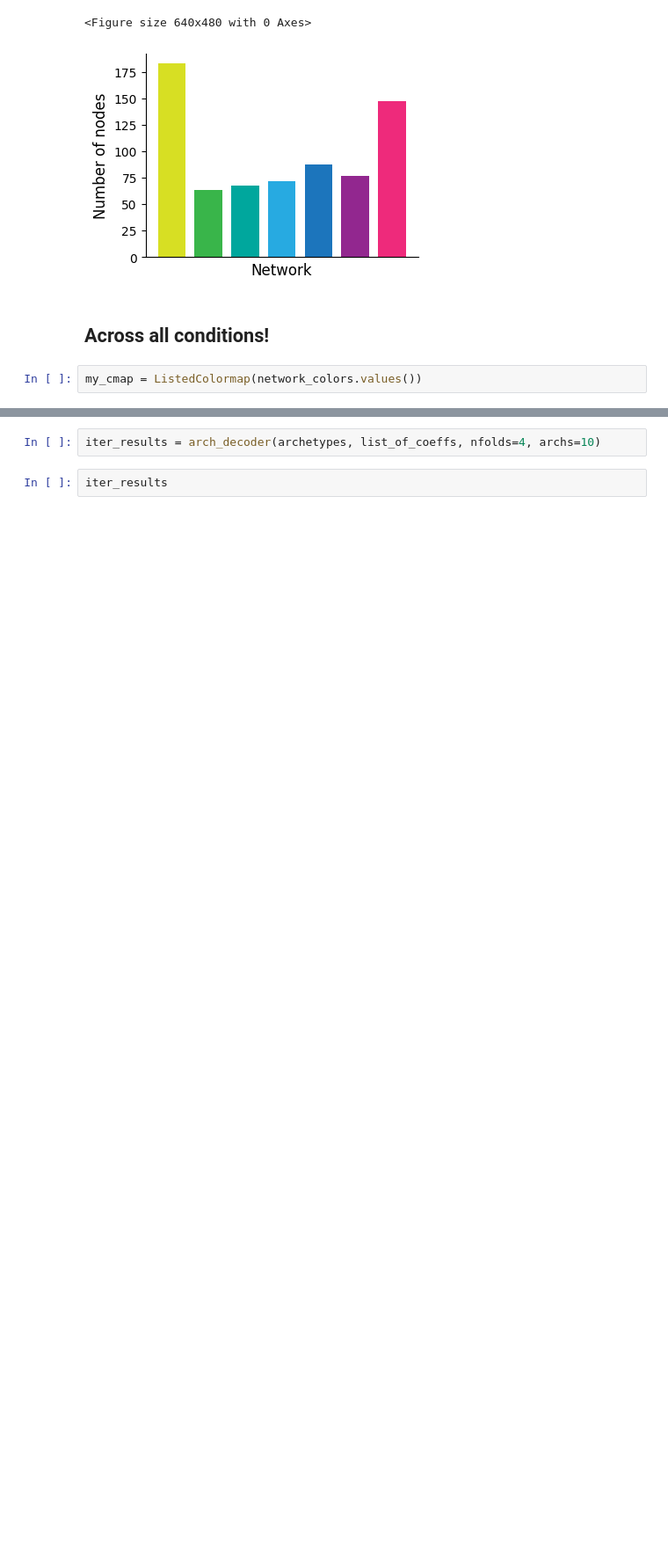
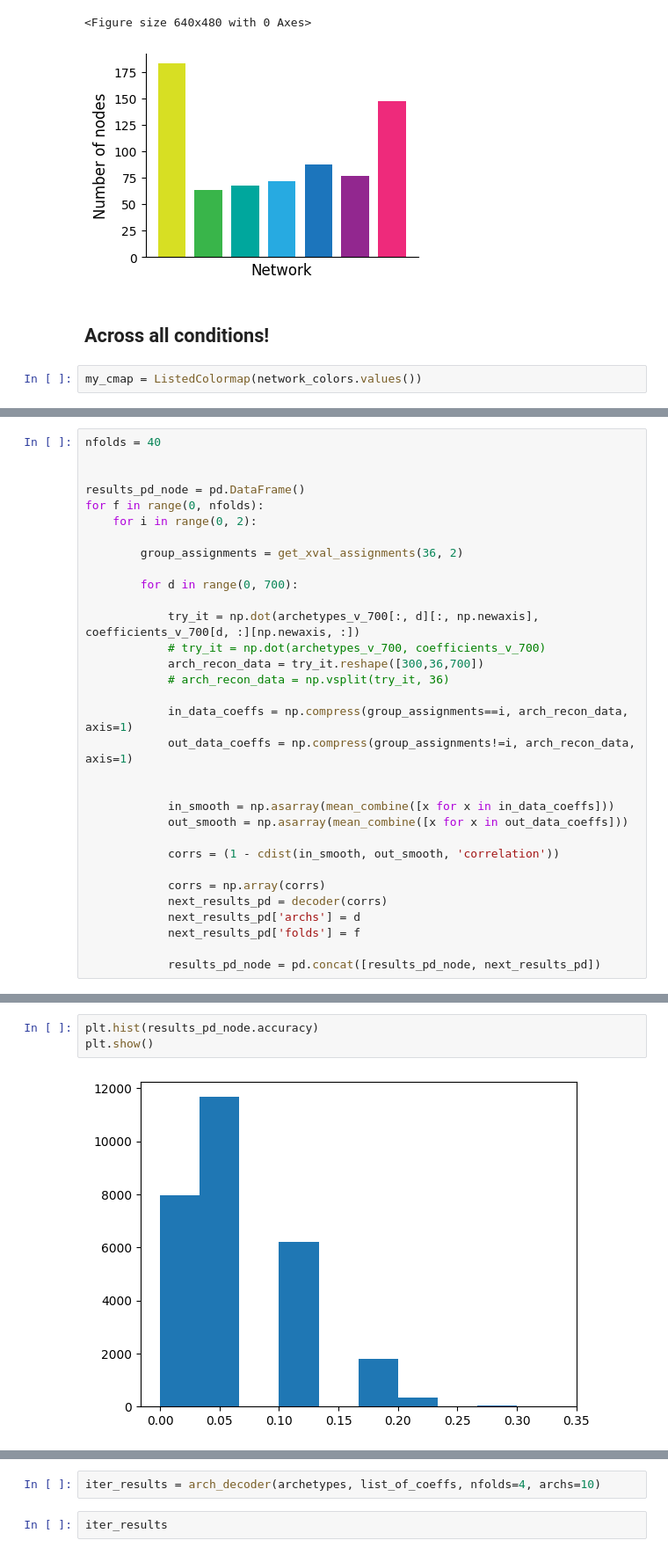
Before and after one commit to the-brAIn-lab/arch_analysis, a Jupyter notebook: notebooks/arch_decode.ipynb, the cells around one changed output, grey strips where cells are left out. Shown: that part at 88% size. Cells and saved outputs as stored; diff of their text form; blank space fills up the shorter version.

```diff
--- a/notebooks/arch_decode.ipynb
+++ b/notebooks/arch_decode.ipynb
@@ -522,0 +807,32 @@ my_cmap = ListedColormap(network_colors.values())
+# %%
+nfolds = 40
+
+
+results_pd_node = pd.DataFrame()
+for f in range(0, nfolds):
+    for i in range(0, 2):
+
+        group_assignments = get_xval_assignments(36, 2)
+
+        for d in range(0, 700):
+
+            try_it = np.dot(archetypes_v_700[:, d][:, np.newaxis], coefficients_v_700[d, :][np.newaxis, :])
+            # try_it = np.dot(archetypes_v_700, coefficients_v_700)
+            arch_recon_data = try_it.reshape([300,36,700])
+            # arch_recon_data = np.vsplit(try_it, 36)
+
+            in_data_coeffs = np.compress(group_assignments==i, arch_recon_data, axis=1)
+            out_data_coeffs = np.compress(group_assignments!=i, arch_recon_data, axis=1)
+
+
+            in_smooth = np.asarray(mean_combine([x for x in in_data_coeffs]))
+            out_smooth = np.asarray(mean_combine([x for x in out_data_coeffs]))
+
+            corrs = (1 - cdist(in_smooth, out_smooth, 'correlation'))
+
+            corrs = np.array(corrs)
+            next_results_pd = decoder(corrs)
+            next_results_pd['archs'] = d
+            next_results_pd['folds'] = f
+
+            results_pd_node = pd.concat([results_pd_node, next_results_pd])
@@ -522,0 +843,5 @@ my_cmap = ListedColormap(network_colors.values())
+# %%
+plt.hist(results_pd_node.accuracy)
+plt.show()
+# %% [output]
+[figure, added]
```
Also changed, not shown: parts of 22 cells of this notebook, 37 other files.
